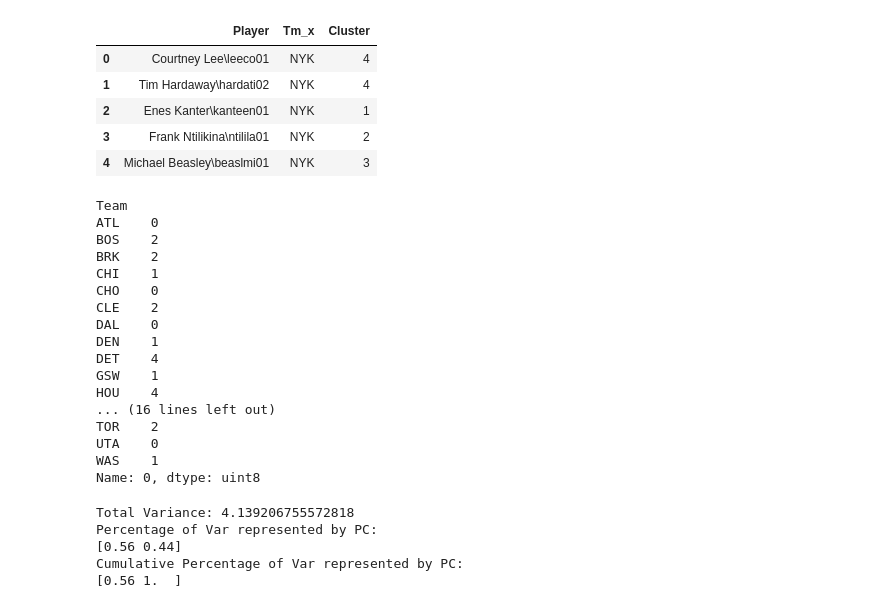
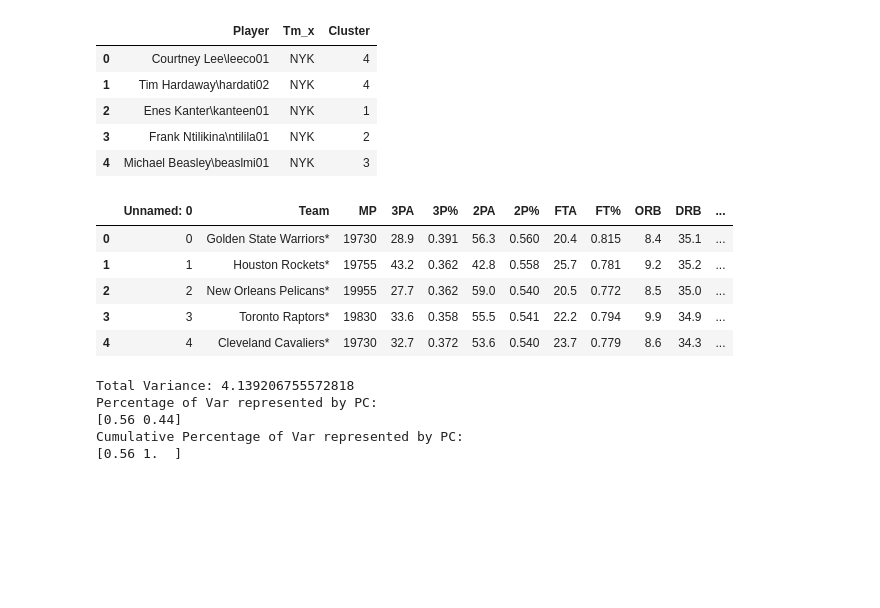
Before and after one commit to tbala25/NBA-Player_Team-Clusters, a Jupyter notebook: Team-Clustering/Team_Clustering_roster_composition.ipynb, the cells around one changed output. Drawn from its saved outputs; the diff is of its cells as text; code cells hidden in the pictures; blank space fills up the shorter version.

```diff
--- a/Team-Clustering/Team_Clustering_roster_composition.ipynb
+++ b/Team-Clustering/Team_Clustering_roster_composition.ipynb
@@ -6,6 +6,7 @@ from sklearn.metrics import silhouette_samples, silhouette_score
 from sklearn import cluster
 import seaborn as sns
 import matplotlib.pyplot as plt
+pd.set_option('display.max_columns', 500)
 
 
 #read players_cleaned
@@ -68,24 +69,16 @@ roster_composition = cluster_dummies.groupby(['Team']).sum()
 # %%
 #add some team stats to this
 roster_composition = pd.DataFrame(roster_composition)
+
+roster_composition
+cleaned_team.head()
 # %% [output]
-Team
-ATL    0
-BOS    2
-BRK    2
-CHI    1
-CHO    0
-CLE    2
-DAL    0
-DEN    1
-DET    4
-GSW    1
-HOU    4
-... (16 lines left out)
-TOR    2
-UTA    0
-WAS    1
-Name: 0, dtype: uint8
+|  | Unnamed: 0 | Team | MP | 3PA | 3P% | 2PA | 2P% | FTA | FT% | ORB | DRB | ... |
+| 0 | 0 | Golden State Warriors* | 19730 | 28.9 | 0.391 | 56.3 | 0.560 | 20.4 | 0.815 | 8.4 | 35.1 | ... |
+| 1 | 1 | Houston Rockets* | 19755 | 43.2 | 0.362 | 42.8 | 0.558 | 25.7 | 0.781 | 9.2 | 35.2 | ... |
+| 2 | 2 | New Orleans Pelicans* | 19955 | 27.7 | 0.362 | 59.0 | 0.540 | 20.5 | 0.772 | 8.5 | 35.0 | ... |
+| 3 | 3 | Toronto Raptors* | 19830 | 33.6 | 0.358 | 55.5 | 0.541 | 22.2 | 0.794 | 9.9 | 34.9 | ... |
+| 4 | 4 | Cleveland Cavaliers* | 19730 | 32.7 | 0.372 | 53.6 | 0.540 | 23.7 | 0.779 | 8.6 | 34.3 | ... |
 # %%
 #PCA CLUSTERING
 
```
Also changed, not shown: 2 other files.
